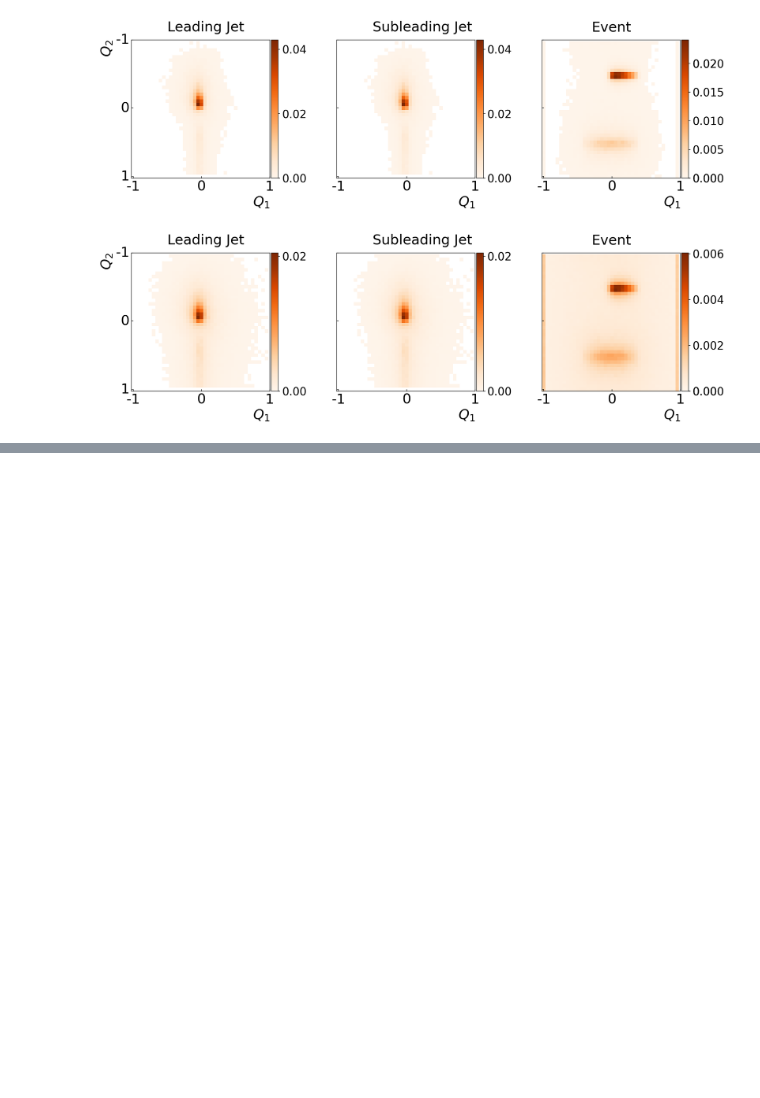
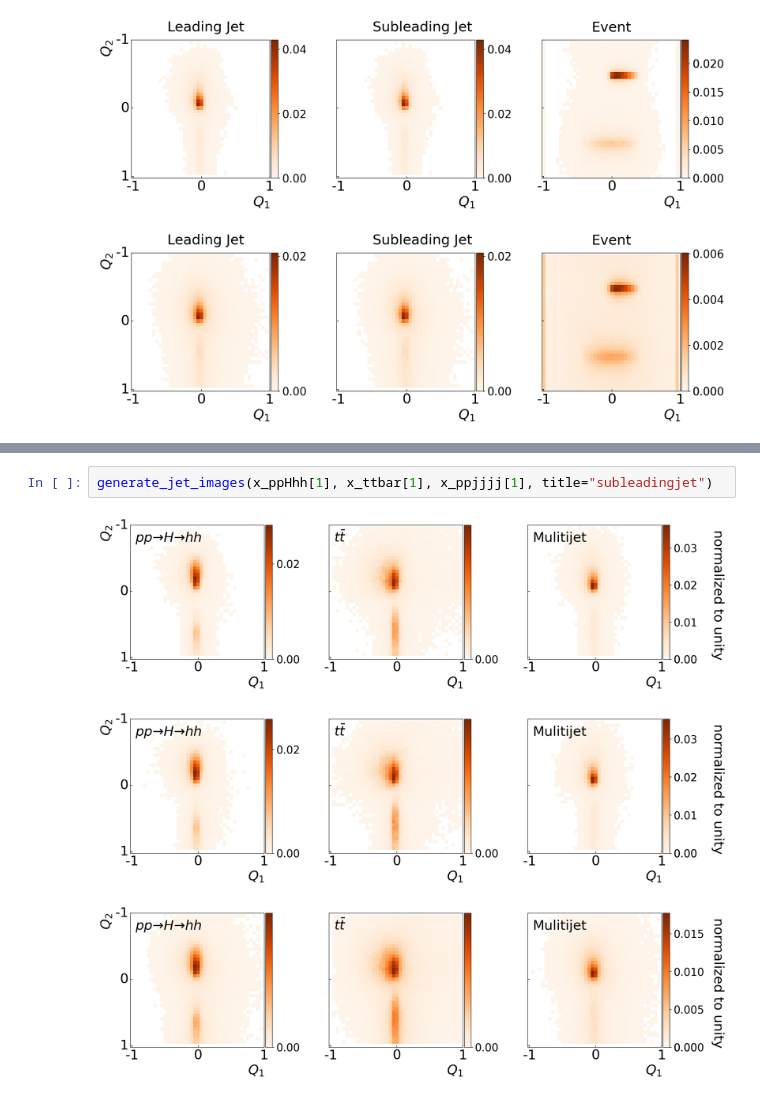
Before and after one commit to alan200276/THDM_with_ML, a Jupyter notebook: Notebook/Jet_Event_Images.ipynb, the cells around one changed output, grey strips where cells are left out. Saved outputs shown, nothing was run; the diff lists cells and outputs as text; blank space fills up the shorter version.

```diff
--- a/Notebook/Jet_Event_Images.ipynb
+++ b/Notebook/Jet_Event_Images.ipynb
@@ -247,0 +346,6 @@ generate_images(x_ppjjjj[0], x_ppjjjj[1], x_ppjjjj[2])
+# %%
+generate_jet_images(x_ppHhh[1], x_ttbar[1], x_ppjjjj[1], title="subleadingjet")
+# %% [output]
+[figure, added]
+[figure, added]
+[figure, added]
```
Also changed, not shown: parts of 7 cells of this notebook.
